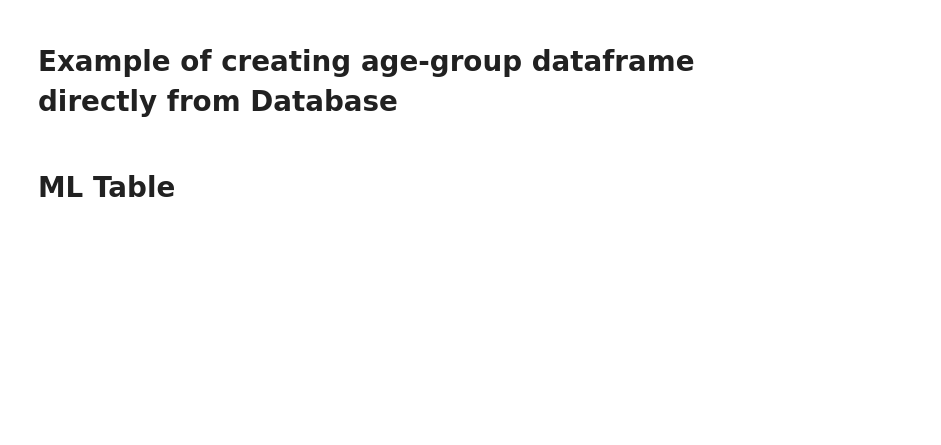
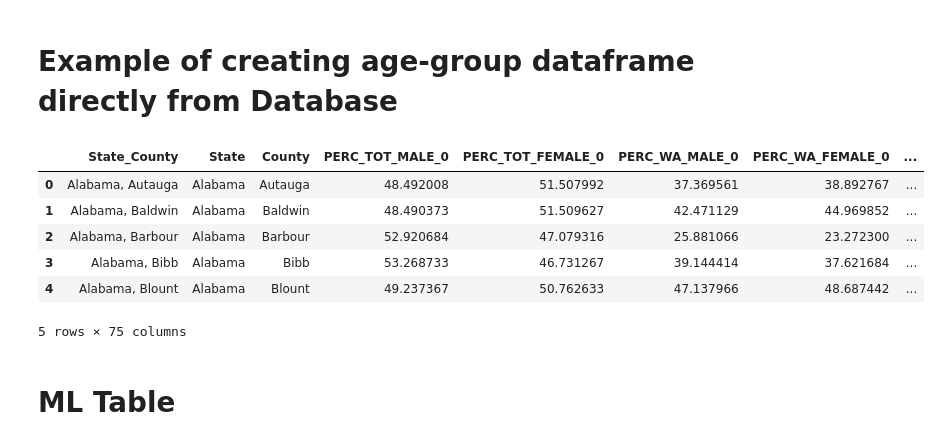
Before and after one commit to AvatarJoshi/copd_project, a Jupyter notebook: Database/Connecting_JN_SQL-Copy1.ipynb, the cells around one changed output. Drawn from its saved outputs; the diff is of its cells as text; code cells hidden in the pictures; blank space fills up the shorter version.

```diff
--- a/Database/Connecting_JN_SQL-Copy1.ipynb
+++ b/Database/Connecting_JN_SQL-Copy1.ipynb
@@ -253,8 +698,16 @@ df18.to_sql('census_data_18', con = engine, if_exists = 'append', chunksize = 10
 # %% [markdown]
 # Example of creating age-group dataframe directly from Database
 # %%
-census_data_0 = pd.read_sql_query("SELECT * from census_data_0", engine)
-census_data_0.head()
+sql_census_data_0 = pd.read_sql_query("SELECT * from census_data_0", engine)
+sql_census_data_0.head()
+# %% [output]
+|  | State_County | State | County | PERC_TOT_MALE_0 | PERC_TOT_FEMALE_0 | PERC_WA_MALE_0 | PERC_WA_FEMALE_0 | ... |
+| 0 | Alabama, Autauga | Alabama | Autauga | 48.492008 | 51.507992 | 37.369561 | 38.892767 | ... |
+| 1 | Alabama, Baldwin | Alabama | Baldwin | 48.490373 | 51.509627 | 42.471129 | 44.969852 | ... |
+| 2 | Alabama, Barbour | Alabama | Barbour | 52.920684 | 47.079316 | 25.881066 | 23.272300 | ... |
+| 3 | Alabama, Bibb | Alabama | Bibb | 53.268733 | 46.731267 | 39.144414 | 37.621684 | ... |
+| 4 | Alabama, Blount | Alabama | Blount | 49.237367 | 50.762633 | 47.137966 | 48.687442 | ... |
+5 rows × 75 columns
 # %% [markdown]
 # ML Table
 # %%
```
Also changed, not shown: parts of 63 cells of this notebook.
